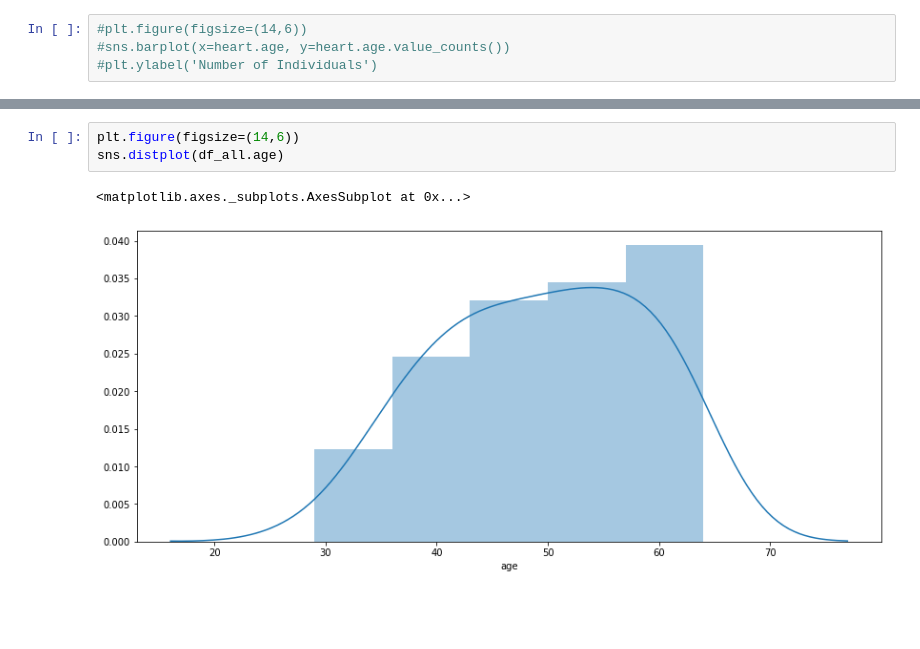
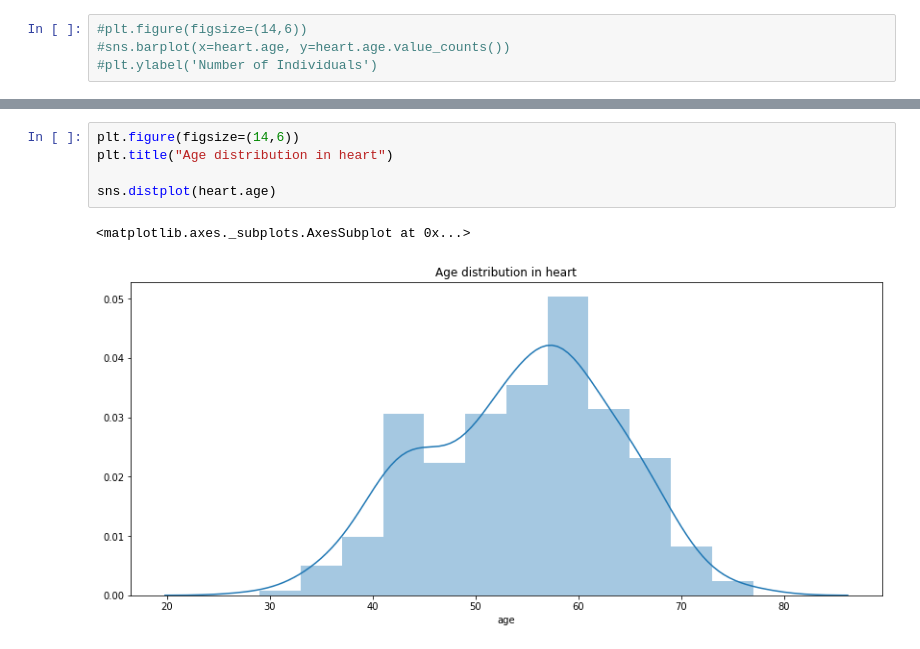
Before and after one commit to Vivianmaina/ADS-assignment-7, a Jupyter notebook: 2887ADS Assignment 7/Assignment 7.ipynb, the cells around one changed output, grey strips where cells are left out. Cells and saved outputs as stored; diff of their text form; blank space fills up the shorter version.

```diff
--- a/2887ADS Assignment 7/Assignment 7.ipynb
+++ b/2887ADS Assignment 7/Assignment 7.ipynb
@@ -260,6 +282,8 @@ df_all.shape
 # %%
 plt.figure(figsize=(14,6))
-sns.distplot(df_all.age)
+plt.title("Age distribution in heart")
+
+sns.distplot(heart.age)
 # %% [output]
 <matplotlib.axes._subplots.AxesSubplot at 0x...>
-[figure, old version]
+[figure, new version]
```
Also changed, not shown: parts of 43 cells of this notebook.
